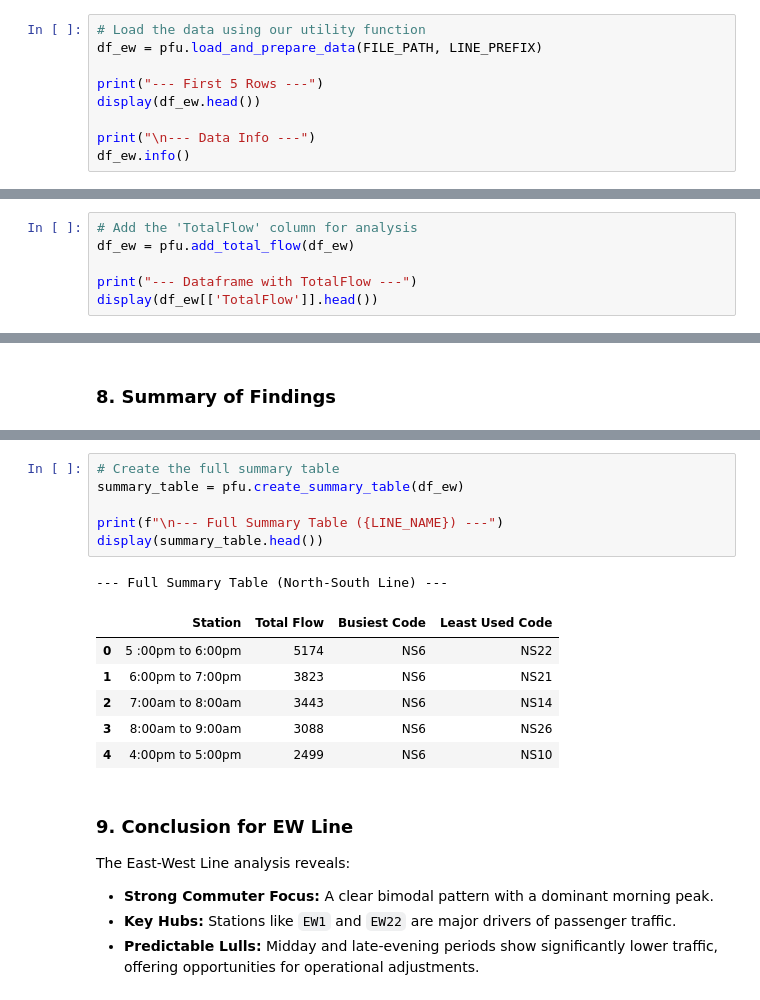
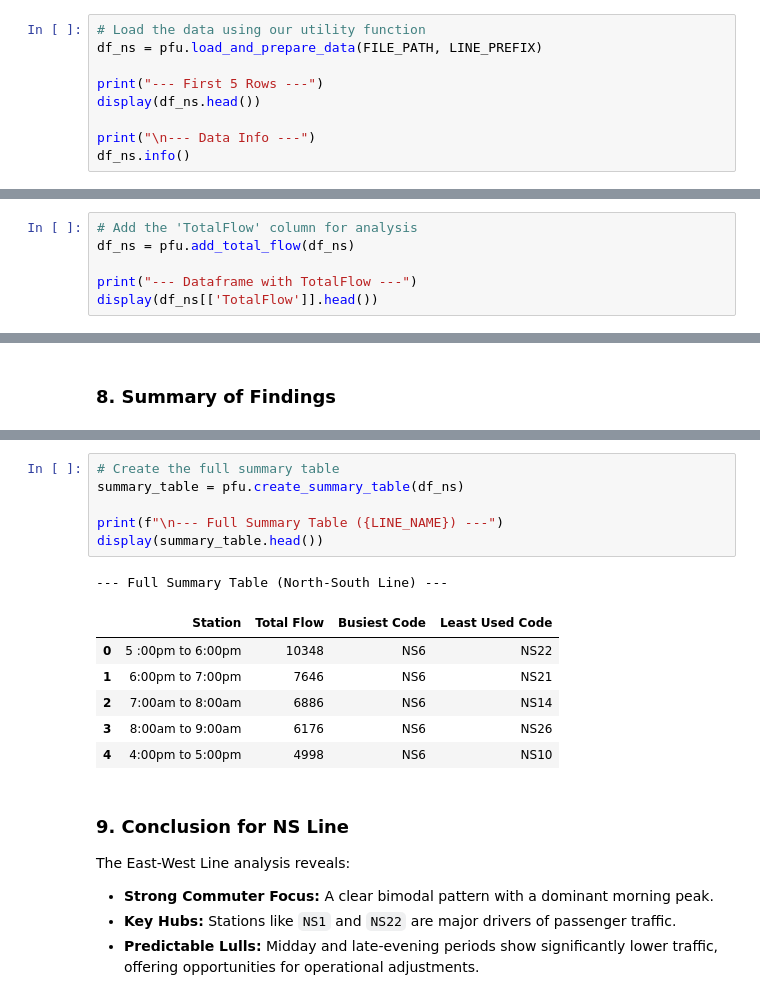
Before and after one commit to helina1abebe/Train-Passenger-Flow-Analysis, a Jupyter notebook: notebooks/NS_Line_Analysis.ipynb, the cells around one changed output, grey strips where cells are left out. Cells and saved outputs as stored; diff of their text form.

```diff
--- a/notebooks/NS_Line_Analysis.ipynb
+++ b/notebooks/NS_Line_Analysis.ipynb
@@ -33,13 +33,13 @@ LINE_NAME = 'North-South Line'
 Load the dataset and perform an initial inspection.
 # %%
 # Load the data using our utility function
-df_ew = pfu.load_and_prepare_data(FILE_PATH, LINE_PREFIX)
+df_ns = pfu.load_and_prepare_data(FILE_PATH, LINE_PREFIX)
 
 print("--- First 5 Rows ---")
-display(df_ew.head())
+display(df_ns.head())
 
 print("\n--- Data Info ---")
-df_ew.info()
+df_ns.info()
 # %% [output]
 --- First 5 Rows ---
 |  | Station | NS6 | NS7 | NS8 | NS9 | NS10 | NS11 | NS12 | NS13 | NS14 | NS15 | ... |
@@ -107,10 +107,10 @@ Number of negative passenger counts found: 0
 Create the `TotalFlow` column to represent the total passenger volume for each time slot.
 # %%
 # Add the 'TotalFlow' column for analysis
-df_ew = pfu.add_total_flow(df_ew)
+df_ns = pfu.add_total_flow(df_ns)
 
 print("--- Dataframe with TotalFlow ---")
-display(df_ew[['TotalFlow']].head())
+display(df_ns[['TotalFlow']].head())
 # %% [output]
 --- Dataframe with TotalFlow ---
 |  | TotalFlow |
@@ -287,21 +287,21 @@ display(bottom_stations)
 # %%
 # Create the full summary table
-summary_table = pfu.create_summary_table(df_ew)
+summary_table = pfu.create_summary_table(df_ns)
 
 print(f"\n--- Full Summary Table ({LINE_NAME}) ---")
 display(summary_table.head())
 # %% [output]
 --- Full Summary Table (North-South Line) ---
 |  | Station | Total Flow | Busiest Code | Least Used Code |
-| 0 | 5 :00pm to 6:00pm | 5174 | NS6 | NS22 |
-| 1 | 6:00pm to 7:00pm | 3823 | NS6 | NS21 |
-| 2 | 7:00am to 8:00am | 3443 | NS6 | NS14 |
-| 3 | 8:00am to 9:00am | 3088 | NS6 | NS26 |
-| 4 | 4:00pm to 5:00pm | 2499 | NS6 | NS10 |
+| 0 | 5 :00pm to 6:00pm | 10348 | NS6 | NS22 |
+| 1 | 6:00pm to 7:00pm | 7646 | NS6 | NS21 |
+| 2 | 7:00am to 8:00am | 6886 | NS6 | NS14 |
+| 3 | 8:00am to 9:00am | 6176 | NS6 | NS26 |
+| 4 | 4:00pm to 5:00pm | 4998 | NS6 | NS10 |
 # %% [markdown]
-### 9. Conclusion for EW Line
+### 9. Conclusion for NS Line
 
 The East-West Line analysis reveals:
 - **Strong Commuter Focus:** A clear bimodal pattern with a dominant morning peak.
-- **Key Hubs:** Stations like `EW1` and `EW22` are major drivers of passenger traffic.
+- **Key Hubs:** Stations like `NS1` and `NS22` are major drivers of passenger traffic.
 - **Predictable Lulls:** Midday and late-evening periods show significantly lower traffic, offering opportunities for operational adjustments.
```
Also changed, not shown: parts of 11 cells of this notebook.
